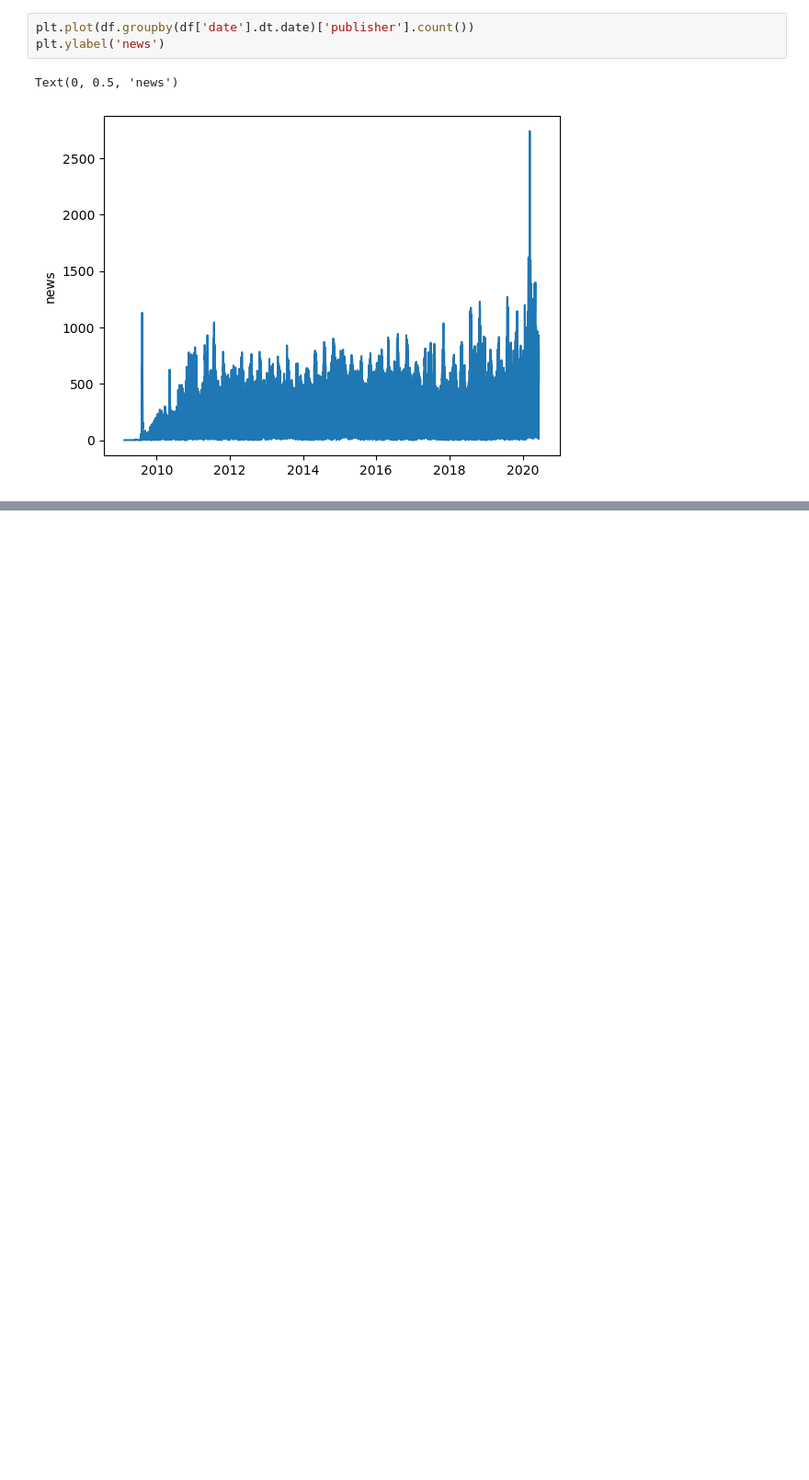
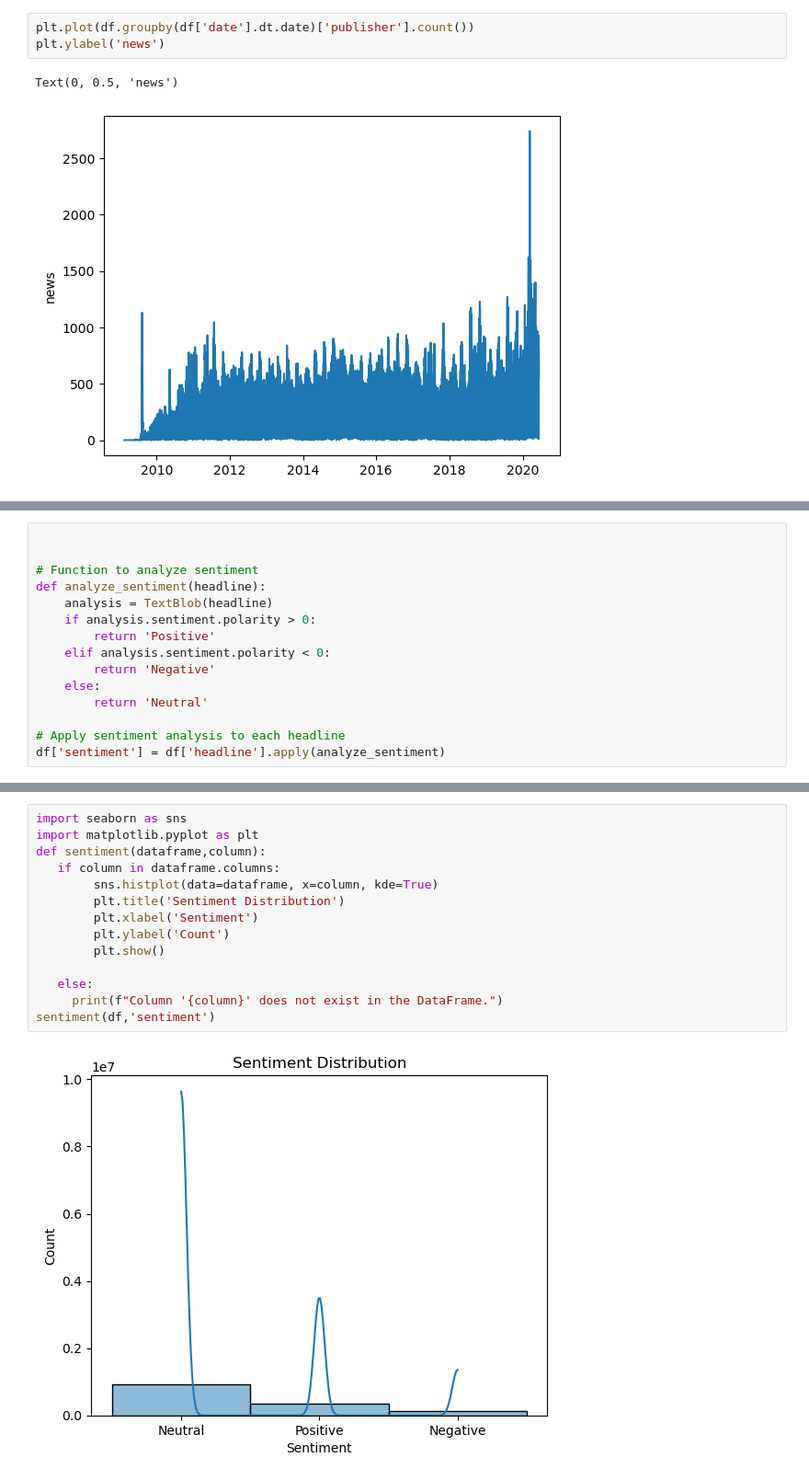
Before and after one commit to feysail/_week_1, a Jupyter notebook: notebooks/sentiment.ipynb, the cells around one changed output, grey strips where cells are left out. Shown: that part at 92% size. Cells and saved outputs as stored; diff of their text form; blank space fills up the shorter version.

```diff
--- a/notebooks/sentiment.ipynb
+++ b/notebooks/sentiment.ipynb
@@ -80,0 +88,15 @@ Text(0, 0.5, 'news')
+# %%
+
+
+# Function to analyze sentiment
+def analyze_sentiment(headline):
+    analysis = TextBlob(headline)
+    if analysis.sentiment.polarity > 0:
+        return 'Positive'
+    elif analysis.sentiment.polarity < 0:
+        return 'Negative'
+    else:
+        return 'Neutral'
+
+# Apply sentiment analysis to each headline
+df['sentiment'] = df['headline'].apply(analyze_sentiment)
@@ -80,0 +119,16 @@ Text(0, 0.5, 'news')
+# %%
+import seaborn as sns
+import matplotlib.pyplot as plt
+def sentiment(dataframe,column):
+   if column in dataframe.columns:
+        sns.histplot(data=dataframe, x=column, kde=True)
+        plt.title('Sentiment Distribution')
+        plt.xlabel('Sentiment')
+        plt.ylabel('Count')
+        plt.show()
+
+   else:
+     print(f"Column '{column}' does not exist in the DataFrame.")
+sentiment(df,'sentiment')
+# %% [output]
+[figure, added]
```
Also changed, not shown: parts of 6 cells of this notebook, 2 other files.
